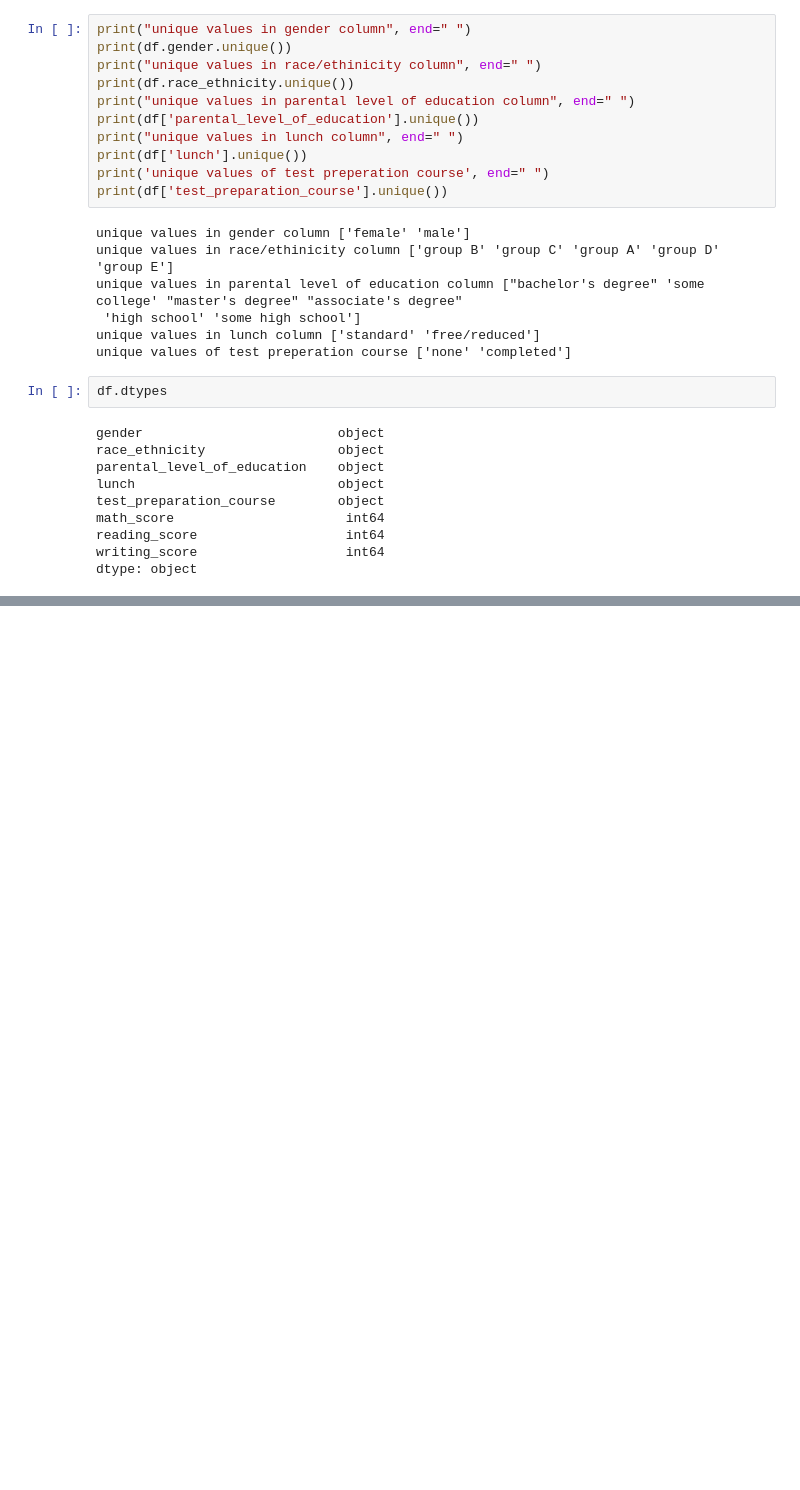
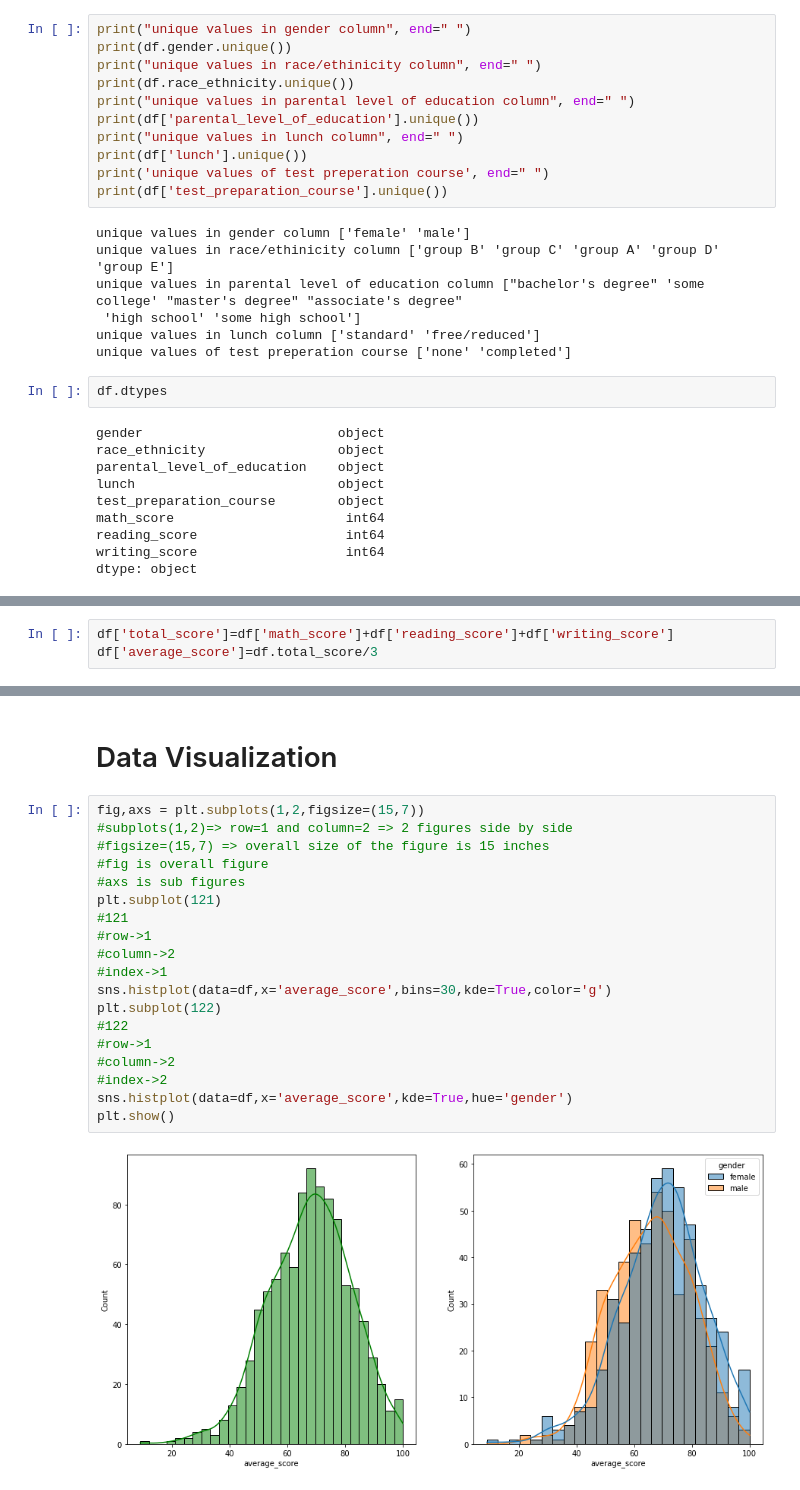
Before and after one commit to Shankari-Mohanakrishnan/Data-science, a Jupyter notebook: data/EDA students performance.ipynb, the cells around one changed output, grey strips where cells are left out. Cells and saved outputs as stored; diff of their text form; blank space fills up the shorter version.

Commit message:
EDA visualization

```diff
--- a/data/EDA students performance.ipynb
+++ b/data/EDA students performance.ipynb
@@ -161,0 +174,3 @@ dtype: object
+# %%
+df['total_score']=df['math_score']+df['reading_score']+df['writing_score']
+df['average_score']=df.total_score/3
@@ -161,0 +221,23 @@ dtype: object
+# %% [markdown]
+# Data Visualization
+# %%
+fig,axs = plt.subplots(1,2,figsize=(15,7))
+#subplots(1,2)=> row=1 and column=2 => 2 figures side by side
+#figsize=(15,7) => overall size of the figure is 15 inches
+#fig is overall figure
+#axs is sub figures
+plt.subplot(121)
+#121
+#row->1
+#column->2
+#index->1
+sns.histplot(data=df,x='average_score',bins=30,kde=True,color='g')
+plt.subplot(122)
+#122
+#row->1
+#column->2
+#index->2
+sns.histplot(data=df,x='average_score',kde=True,hue='gender')
+plt.show()
+# %% [output]
+[figure, added]
```
Also changed, not shown: parts of 21 cells of this notebook, 1 other file.
